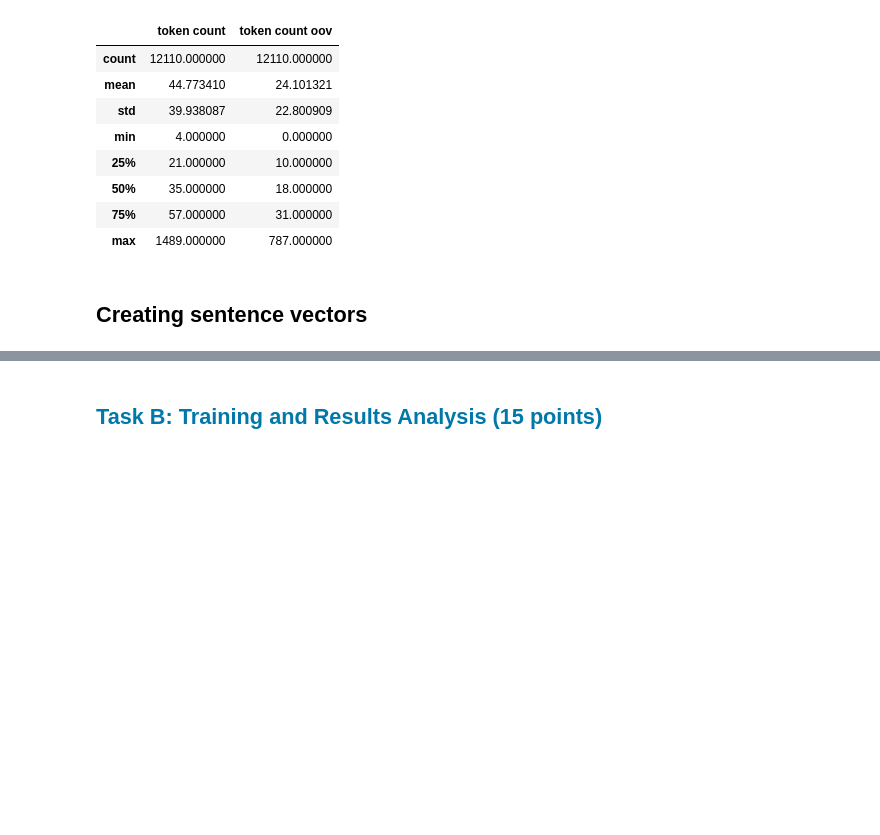
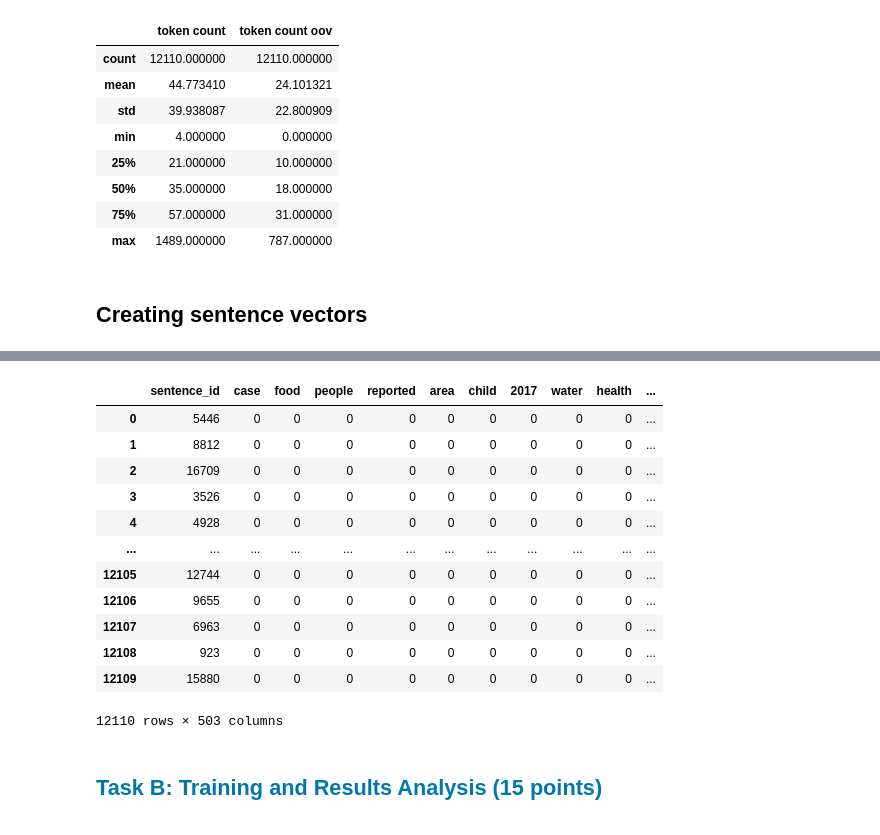
Before and after one commit to borosabel/NLP, a Jupyter notebook: Assignment1.ipynb, the cells around one changed output, grey strips where cells are left out. Saved outputs shown, nothing was run; the diff lists cells and outputs as text; code cells hidden in the pictures; blank space fills up the shorter version.

```diff
--- a/Assignment1.ipynb
+++ b/Assignment1.ipynb
@@ -215,3 +250,29 @@ train_set[['token count', 'token count oov']].describe()
+# %%
+df = pd.DataFrame(0, index=range(len(train_set)), columns=range(len(list(wordfrequencies.keys())) + 2))
+# %%
+df.iloc[:, 0] = train_set['sentence_id']
+df.iloc[:, -1] = train_set['label']
+column_names = ['sentence_id']
+# %%
+column_names = column_names + list(wordfrequencies.keys()) + ['labels']
+# %%
+df.columns = column_names
+# %%
+df
+# %% [output]
+|  | sentence_id | case | food | people | reported | area | child | 2017 | water | health | ... |
+| 0 | 5446 | 0 | 0 | 0 | 0 | 0 | 0 | 0 | 0 | 0 | ... |
+| 1 | 8812 | 0 | 0 | 0 | 0 | 0 | 0 | 0 | 0 | 0 | ... |
+| 2 | 16709 | 0 | 0 | 0 | 0 | 0 | 0 | 0 | 0 | 0 | ... |
+| 3 | 3526 | 0 | 0 | 0 | 0 | 0 | 0 | 0 | 0 | 0 | ... |
+| 4 | 4928 | 0 | 0 | 0 | 0 | 0 | 0 | 0 | 0 | 0 | ... |
+| ... | ... | ... | ... | ... | ... | ... | ... | ... | ... | ... | ... |
+| 12105 | 12744 | 0 | 0 | 0 | 0 | 0 | 0 | 0 | 0 | 0 | ... |
+| 12106 | 9655 | 0 | 0 | 0 | 0 | 0 | 0 | 0 | 0 | 0 | ... |
+| 12107 | 6963 | 0 | 0 | 0 | 0 | 0 | 0 | 0 | 0 | 0 | ... |
+| 12108 | 923 | 0 | 0 | 0 | 0 | 0 | 0 | 0 | 0 | 0 | ... |
+| 12109 | 15880 | 0 | 0 | 0 | 0 | 0 | 0 | 0 | 0 | 0 | ... |
+12110 rows × 503 columns
 # %% [markdown]
 <a name="section-training"></a><h2 style="color:rgb(0,120,170)">Task B: Training and Results Analysis (15 points)</h2>
 # %% [markdown]
```
Also changed, not shown: parts of 4 cells of this notebook.
